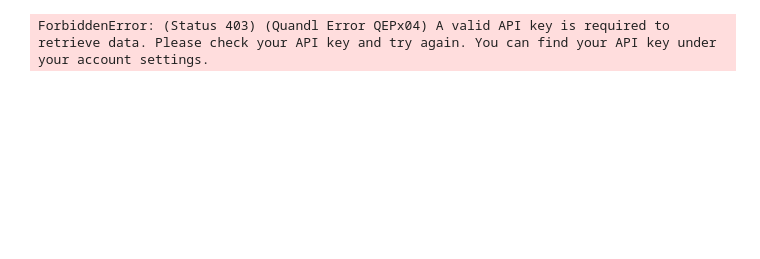
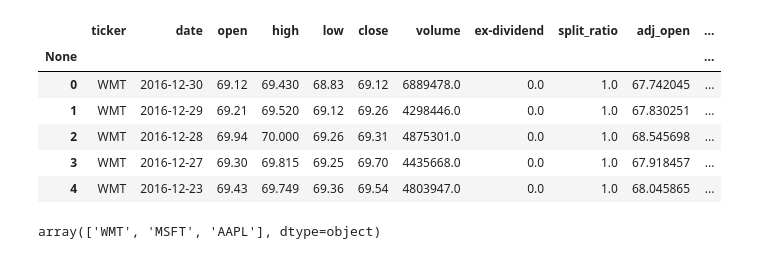
Before and after one commit to AymanSulaiman/quandl-experimentation, a Jupyter notebook: Untitled.ipynb, the cells around one changed output. Drawn from its saved outputs; the diff is of its cells as text; code cells hidden in the pictures; blank space fills up the shorter version.

Commit message:
quandl configured and starting the Machine Learning

```diff
--- a/Untitled.ipynb
+++ b/Untitled.ipynb
@@ -6,7 +7,30 @@ import seaborn as sns
 # %%
 from api_key import key
 # key
-# %%
-mydata = quandl.get_table('ZACKS/FC', ticker='AAPL')
-# %% [output]
-ForbiddenError: (Status 403) (Quandl Error QEPx04) A valid API key is required to retrieve data. Please check your API key and try again. You can find your API key under your account settings.
+# %%
+quandl.ApiConfig.api_key = key
+# %%
+data = quandl.get_table('WIKI/PRICES', ticker = ['AAPL', 'MSFT', 'WMT'],
+#                         qopts = { 'columns': [
+#                             'ticker',
+#                             'date',
+#                             'adj_close',
+#                             'open',
+#                             'close'
+#                         ]
+#                                 },
+                        date = { 'gte': '2015-12-31', 'lte': '2016-12-31' },
+                        paginate=True)
+data.head()
+# %% [output]
+|  | ticker | date | open | high | low | close | volume | ex-dividend | split_ratio | adj_open | ... |
+| None |  |  |  |  |  |  |  |  |  |  | ... |
+| 0 | WMT | 2016-12-30 | 69.12 | 69.430 | 68.83 | 69.12 | 6889478.0 | 0.0 | 1.0 | 67.742045 | ... |
+| 1 | WMT | 2016-12-29 | 69.21 | 69.520 | 69.12 | 69.26 | 4298446.0 | 0.0 | 1.0 | 67.830251 | ... |
+| 2 | WMT | 2016-12-28 | 69.94 | 70.000 | 69.26 | 69.31 | 4875301.0 | 0.0 | 1.0 | 68.545698 | ... |
+| 3 | WMT | 2016-12-27 | 69.30 | 69.815 | 69.25 | 69.70 | 4435668.0 | 0.0 | 1.0 | 67.918457 | ... |
+| 4 | WMT | 2016-12-23 | 69.43 | 69.749 | 69.36 | 69.54 | 4803947.0 | 0.0 | 1.0 | 68.045865 | ... |
+# %%
+data.ticker.unique()
+# %% [output]
+array(['WMT', 'MSFT', 'AAPL'], dtype=object)
```
Also changed, not shown: parts of 9 cells of this notebook.
